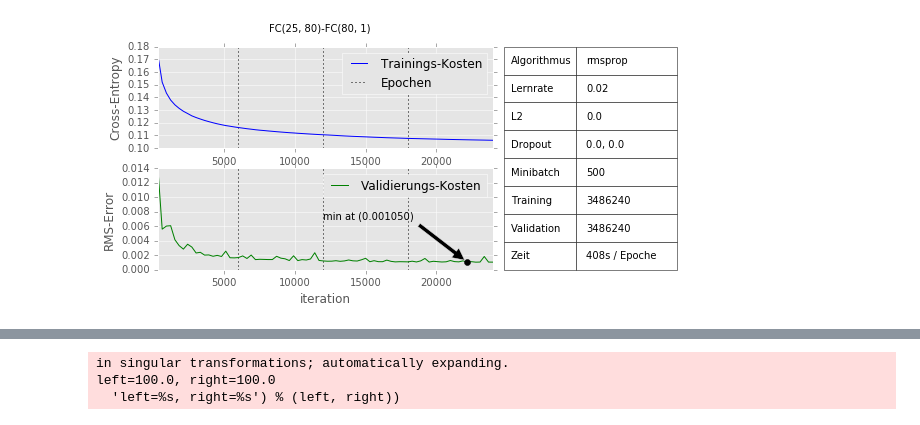
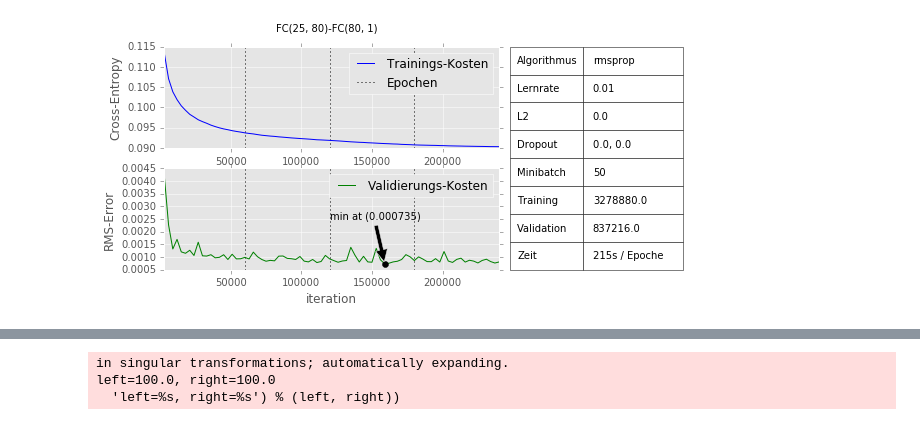
Before and after one commit to codingluke/ba-thesis-code, a Jupyter notebook: notebooks/metric_test.ipynb, the cells around one changed output, grey strips where cells are left out. Drawn from its saved outputs; the diff is of its cells as text; code cells hidden in the pictures.

Commit message:
Hinzugefügt: Vergleichs Plot

```diff
--- a/notebooks/metric_test.ipynb
+++ b/notebooks/metric_test.ipynb
@@ -10,8 +10,8 @@ sys.path.append(lib_path)
 from metric import MetricRecorder, MetricReader, plt
 import matplotlib.patches as mpatches
 # %%
-mr = MetricReader(config_dir_path='../src/simple.json')
-m = MetricRecorder(config_dir_path='../src/simple.json')
+mr = MetricReader(config_dir_path='../spearmint/minibatch-size/config.json')
+m = MetricRecorder(config_dir_path='../spearmint/minibatch-size/config.json')
 # %%
 mr.trainings.distinct('job_id')
 # %% [output]
@@ -19,4 +35,4 @@ mr.trainings.distinct('job_id')
 # %%
-mr.plot(job_id=5)
+mr.plot(job_id=21)
 # %% [output]
-[figure, old version]
+[figure, new version]
```
Also changed, not shown: parts of 7 cells of this notebook, 2 other files.
